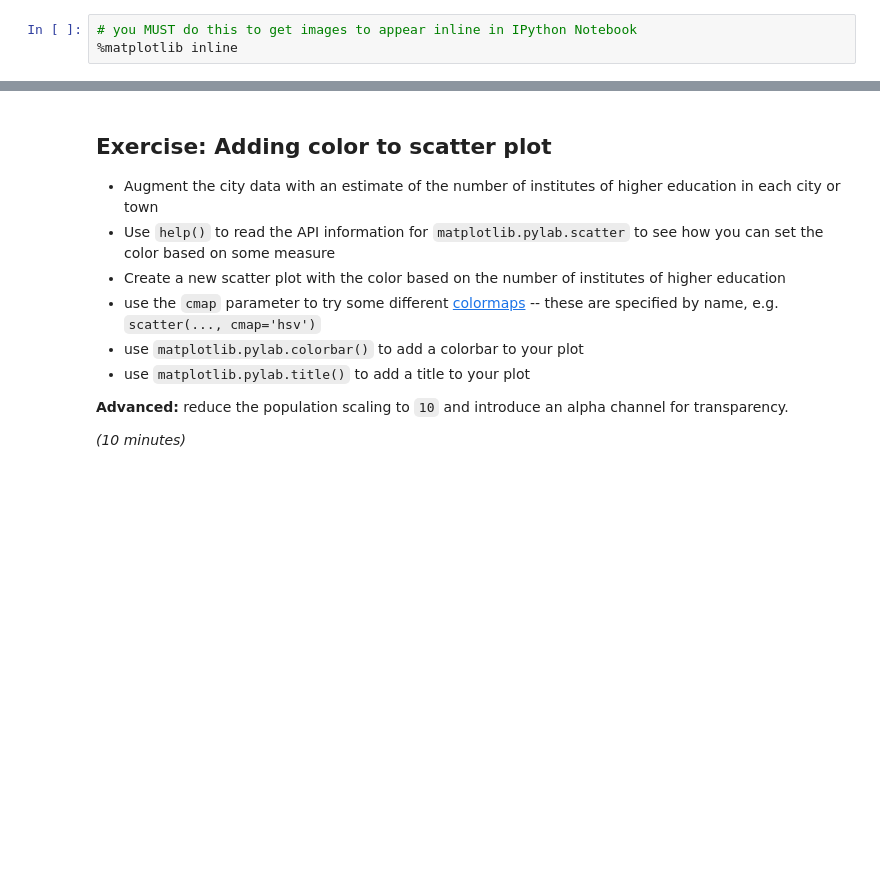
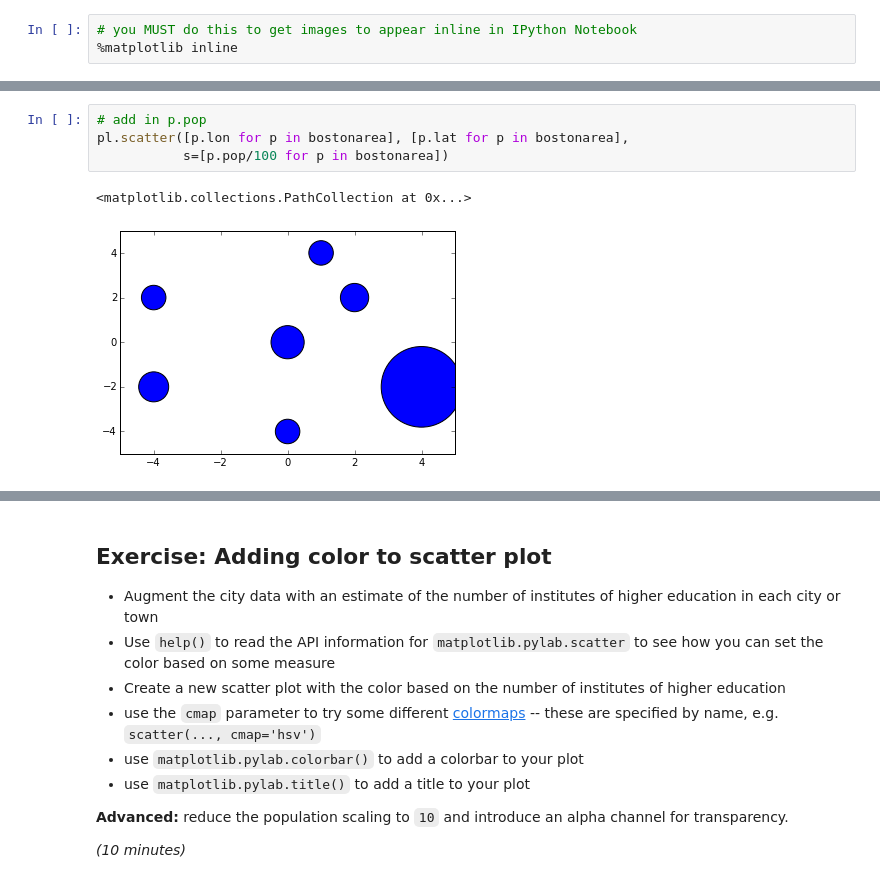
Before and after one commit to ijstokes/python-sci-3h, a Jupyter notebook: ScientificProgrammingInPythonWorkshop.ipynb, the cells around one changed output, grey strips where cells are left out. Drawn from its saved outputs; the diff is of its cells as text; blank space fills up the shorter version.

```diff
--- a/ScientificProgrammingInPythonWorkshop.ipynb
+++ b/ScientificProgrammingInPythonWorkshop.ipynb
@@ -532,0 +830,7 @@ Matplotlib
+# %%
+# add in p.pop
+pl.scatter([p.lon for p in bostonarea], [p.lat for p in bostonarea],
+           s=[p.pop/100 for p in bostonarea])
+# %% [output]
+<matplotlib.collections.PathCollection at 0x...>
+[figure, added]
```
Also changed, not shown: parts of 62 cells of this notebook.
